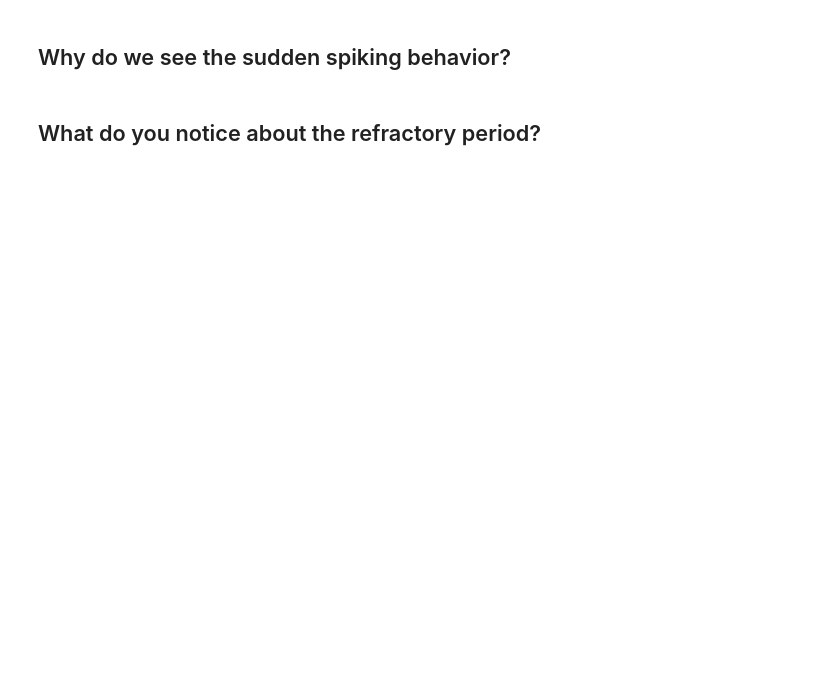
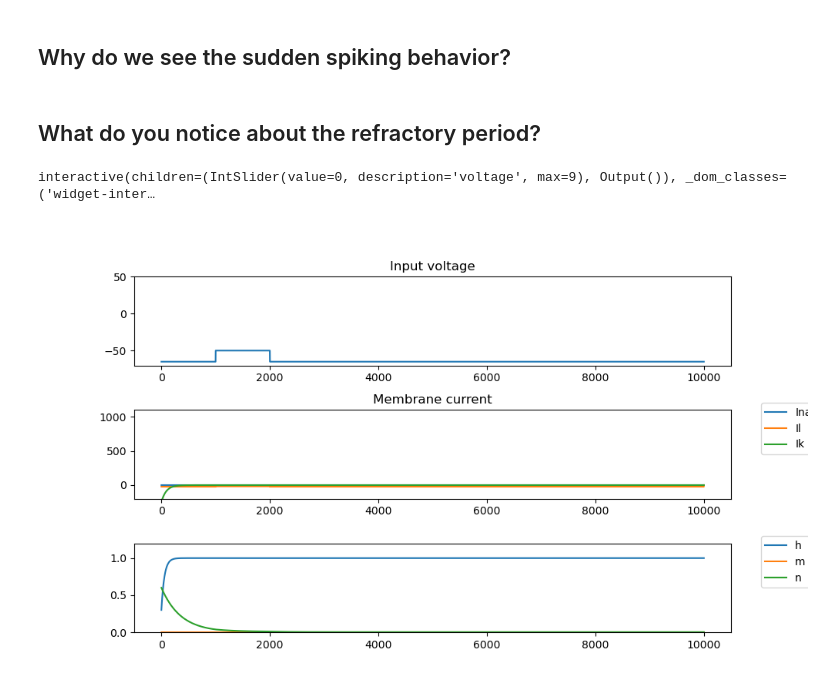
Before and after one commit to vmr160030/545, a Jupyter notebook: W5_diffeq/presentation_plots.ipynb, the cells around one changed output. Drawn from its saved outputs; the diff is of its cells as text; code cells hidden in the pictures; blank space fills up the shorter version.

Commit message:
Added voltage clamp

```diff
--- a/W5_diffeq/presentation_plots.ipynb
+++ b/W5_diffeq/presentation_plots.ipynb
@@ -116,3 +133,66 @@ interact(update, idx=(0, len(ls_Iexts)-1, 1))
 ## Why do we see the sudden spiking behavior?
 # %% [markdown]
 ## What do you notice about the refractory period?
+# %%
+# Voltage clamp
+# Precompute outputs
+ls_Vclamp = []
+ls_arr_outs = []
+for Vamp in np.arange(-50, 50, 10):
+    neuron = hh.HH(tFinal=100, TimeStep=0.01)
+    neuron.initialize()
+
+    Vclamp = np.zeros(neuron.time.shape[0]) - 65
+    Vclamp[1000:2000] = Vamp
+
+    neuron.simulate_Vclamp(-Vclamp)
+    ls_Vclamp.append(Vclamp)
+
+    arr_append = np.dstack((neuron.arr_h, neuron.arr_m, neuron.arr_n, neuron.arr_Ina, neuron.arr_Il, neuron.arr_Ik))
+    ls_arr_outs.append(arr_append)
+# %%
+# Interactive plot
+%matplotlib widget
+idx = 0
+arr_out = ls_arr_outs[idx].squeeze()
+Vclamp = ls_Vclamp[idx]
+fig = plt.figure(figsize=(10, 6))
+ax1 = fig.add_subplot(3, 1, 1)
+l1 = ax1.plot(Vclamp)
+ax1.set_ylim(-70, 50)
+ax1.set_title(f'Input voltage')# Title doesn't dynamically update  = {Iext.max():.2f}')
+
+ax = fig.add_subplot(3, 1, 2)
+l2 = ax.plot(-arr_out[:, 3], label='Ina')
+l2b = ax.plot(-arr_out[:, 4], label='Il')
+l2c = ax.plot(-arr_out[:, 5], label='Ik')
+ax.set_ylim(-200, 1100)
+ax.set_title('Membrane current')
+ax.legend(loc=(1.05, 0.5))
+
+ax = fig.add_subplot(3, 1, 3)
+l3 = ax.plot(arr_out[:, 0], label='h')
+l4 = ax.plot(arr_out[:, 1], label='m')
+l5 = ax.plot(arr_out[:, 2], label='n')
+ax.legend(loc=(1.05, 0.5))
+ax.set_ylim(0, 1.2)
+plt.subplots_adjust(hspace=0.5)
+
+def update(voltage=0):
+    idx = voltage
+    arr_out = ls_arr_outs[idx].squeeze()
+    Vclamp = ls_Vclamp[idx]
+    l1[0].set_ydata(Vclamp)
+    l2[0].set_ydata(arr_out[:, 3])
+    l2b[0].set_ydata(-arr_out[:, 4])
+    l2c[0].set_ydata(-arr_out[:, 5])
+    l3[0].set_ydata(arr_out[:, 0])
+    l4[0].set_ydata(arr_out[:, 1])
+    l5[0].set_ydata(arr_out[:, 2])
+    fig.canvas.draw_idle()
+
+interact(update, voltage=(0, len(ls_Vclamp)-1, 1))
+plt.show()
+# %% [output]
+interactive(children=(IntSlider(value=0, description='voltage', max=9), Output()), _dom_classes=('widget-inter…
+[figure, added]
```
Also changed, not shown: parts of 5 cells of this notebook.
